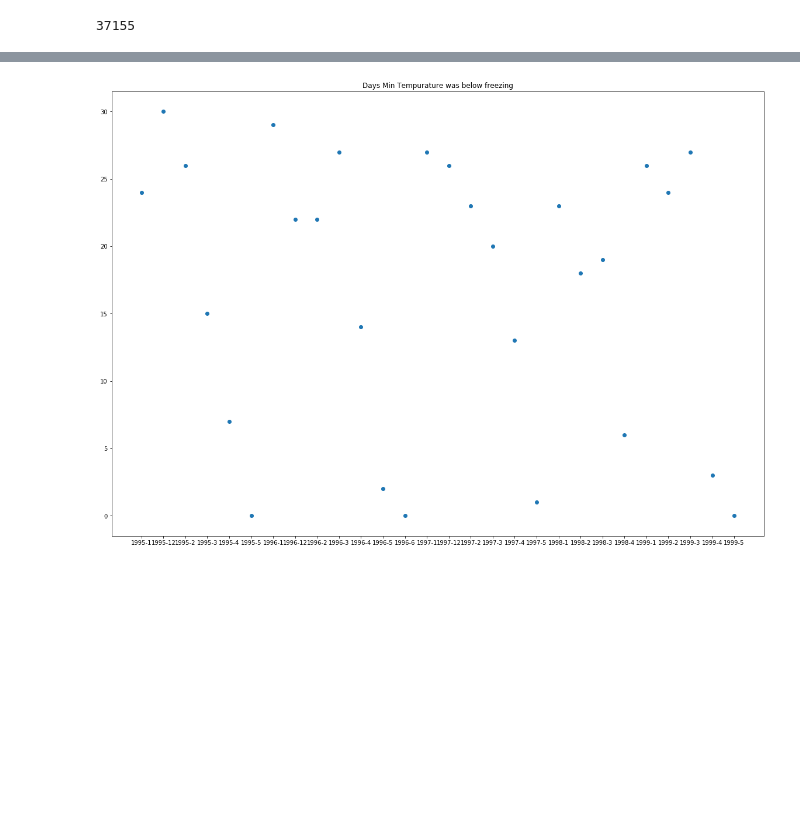
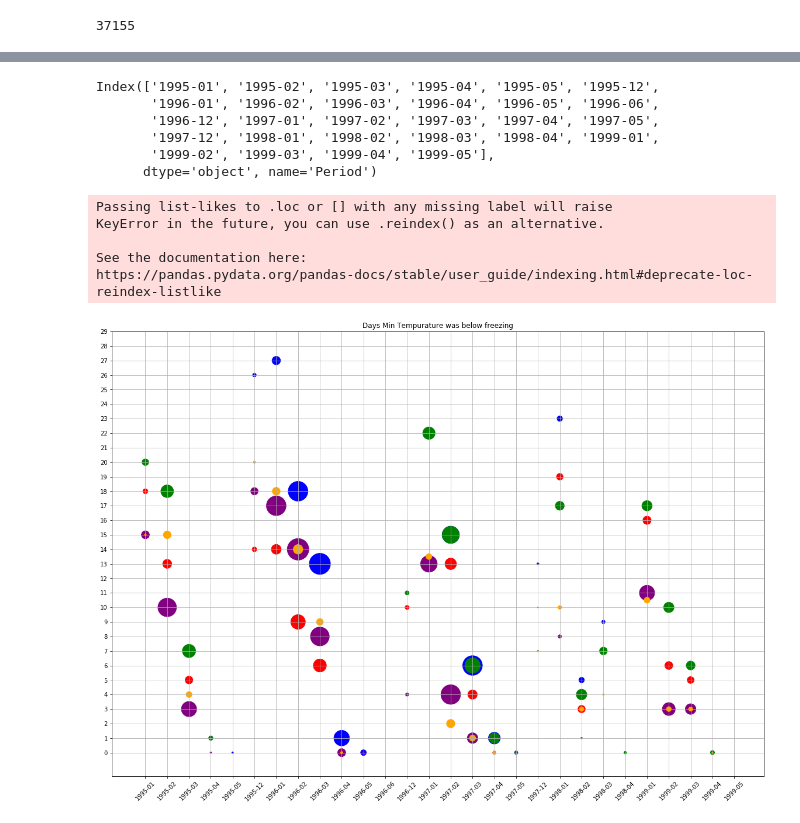
Before and after one commit to JansenKat/SMMBBGKJ-TTH-Prj1, a Jupyter notebook: notebooks/plot_api_var.ipynb, the cells around one changed output, grey strips where cells are left out. Drawn from its saved outputs; the diff is of its cells as text; code cells hidden in the pictures; blank space fills up the shorter version.

Commit message:
Display monthly DX32 scaled by mean ice coverage.

```diff
--- a/notebooks/plot_api_var.ipynb
+++ b/notebooks/plot_api_var.ipynb
@@ -65,3 +75,0 @@ for datatype in total_api['datatype'].unique():
-# %%
-ice_coverage = pd.read_csv(os.path.join('..','data_files','ice_data','ice_coverage.csv'),index_col='Date')
-ice_coverage
@@ -82,0 +76,3 @@ ice_coverage
+# %%
+dx32 = datatype_agg('DX32','Period')
+dx32['Erie']
@@ -83,10 +98,37 @@ ice_coverage
+# %%
+def ice_agg(grouper):
+    ice_d = {}
+    for lake in lakes:
+        ice_d[lake] = ice_coverage.groupby(grouper)\
+            .agg({lake:'mean'})
+    return ice_d
+ice_mean = ice_agg('Period')
+# %%
+idx = dx32['Erie'].index.intersection(ice_mean['Erie'].index)
+idx
+# %% [output]
+Index(['1995-01', '1995-02', '1995-03', '1995-04', '1995-05', '1995-12',
+       '1996-01', '1996-02', '1996-03', '1996-04', '1996-05', '1996-06',
+       '1996-12', '1997-01', '1997-02', '1997-03', '1997-04', '1997-05',
+       '1997-12', '1998-01', '1998-02', '1998-03', '1998-04', '1999-01',
+       '1999-02', '1999-03', '1999-04', '1999-05'],
+      dtype='object', name='Period')
 # %%
 plt.figure(figsize=(20,14))
 plt.title('Days Min Tempurature was below freezing')
 #plt.xticks(np.arange(dt32['Erie'].index[0],dt32['Erie'].index[1]),rotation=45)
 for lake in lakes:
-    plt.scatter(dt32[lake].index,dt32[lake]['value'])
-#plt.grid()
+    #plt.plot(idx,dx32[lake].loc[idx],c=lake_colors_d[lake])
+    plt.scatter(idx,dx32[lake].loc[idx],ice_mean[lake].loc[idx]*15,c=lake_colors_d[lake])
+
+plt.grid()
+plt.xticks(rotation=45)
+plt.yticks(np.arange(0,30,step=1))
 plt.show()
 # %% [output]
+Passing list-likes to .loc or [] with any missing label will raise
+KeyError in the future, you can use .reindex() as an alternative.
+
+See the documentation here:
+https://pandas.pydata.org/pandas-docs/stable/user_guide/indexing.html#deprecate-loc-reindex-listlike
-[figure, old version]
+[figure, new version]
```
Also changed, not shown: parts of 5 cells of this notebook.
